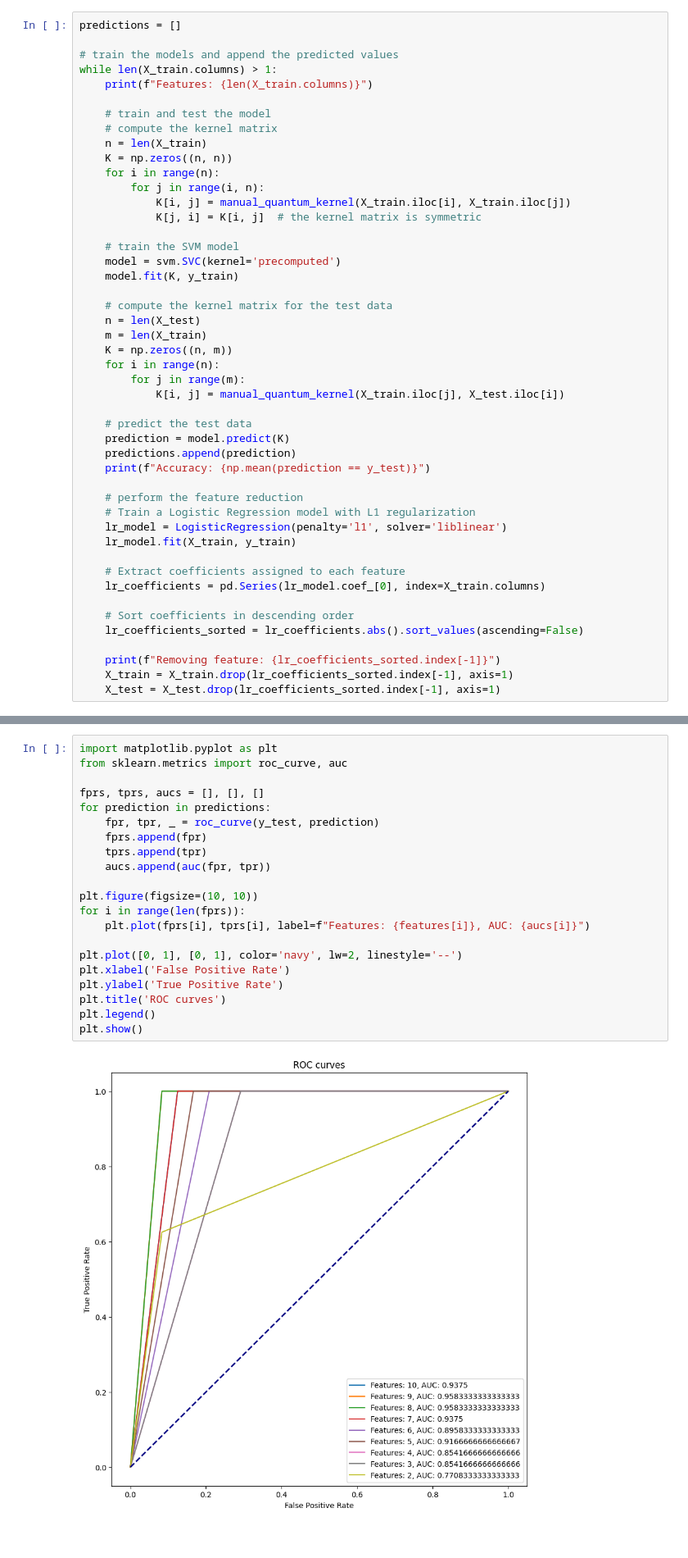
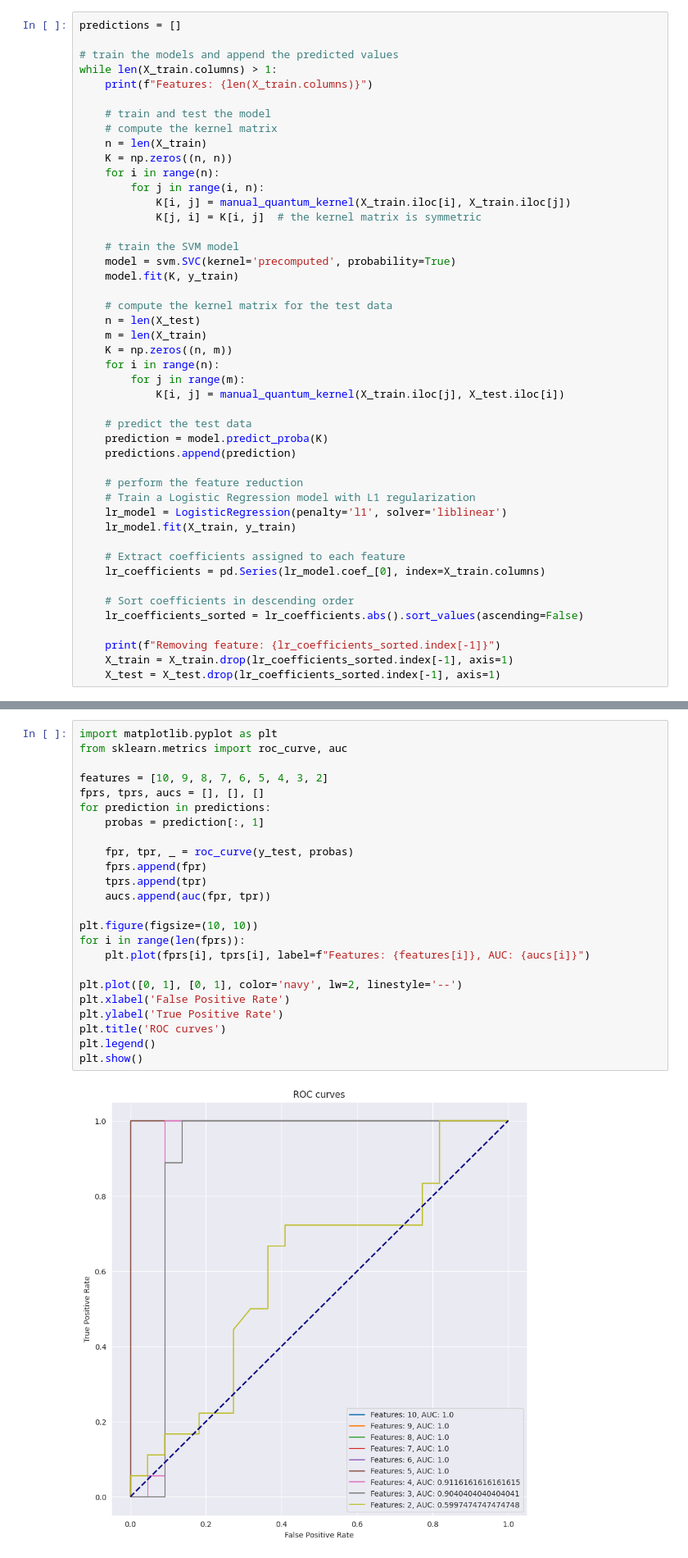
Before and after one commit to Brusa99/EntanglementDetectionQML, a Jupyter notebook: qsvm/qsvm_haar_obs.ipynb, the cells around one changed output, grey strips where cells are left out. Shown at 82% size. Cells and saved outputs as stored; diff of their text form.

Commit message:
ROC curve plot

```diff
--- a/qsvm/qsvm_haar_obs.ipynb
+++ b/qsvm/qsvm_haar_obs.ipynb
@@ -296,7 +296,7 @@ while len(X_train.columns) > 1:
             K[j, i] = K[i, j]  # the kernel matrix is symmetric
 
     # train the SVM model
-    model = svm.SVC(kernel='precomputed')
+    model = svm.SVC(kernel='precomputed', probability=True)
     model.fit(K, y_train)
 
     # compute the kernel matrix for the test data
@@ -308,9 +308,8 @@ while len(X_train.columns) > 1:
             K[i, j] = manual_quantum_kernel(X_train.iloc[j], X_test.iloc[i])
 
     # predict the test data
-    prediction = model.predict(K)
+    prediction = model.predict_proba(K)
     predictions.append(prediction)
-    print(f"Accuracy: {np.mean(prediction == y_test)}")
 
     # perform the feature reduction
     # Train a Logistic Regression model with L1 regularization
@@ -347,26 +352,29 @@ Removing feature: P22
 # %%
 import matplotlib.pyplot as plt
 from sklearn.metrics import roc_curve, auc
 
+features = [10, 9, 8, 7, 6, 5, 4, 3, 2]
 fprs, tprs, aucs = [], [], []
 for prediction in predictions:
-    fpr, tpr, _ = roc_curve(y_test, prediction)
+    probas = prediction[:, 1]
+
+    fpr, tpr, _ = roc_curve(y_test, probas)
     fprs.append(fpr)
     tprs.append(tpr)
     aucs.append(auc(fpr, tpr))
 
 plt.figure(figsize=(10, 10))
 for i in range(len(fprs)):
     plt.plot(fprs[i], tprs[i], label=f"Features: {features[i]}, AUC: {aucs[i]}")
 
 plt.plot([0, 1], [0, 1], color='navy', lw=2, linestyle='--')
 plt.xlabel('False Positive Rate')
 plt.ylabel('True Positive Rate')
 plt.title('ROC curves')
 plt.legend()
 plt.show()
 # %% [output]
-[figure, old version]
+[figure, new version]
 # %%
 # plot confusion matrices
 from sklearn.metrics import confusion_matrix
```
Also changed, not shown: parts of 4 cells of this notebook.
